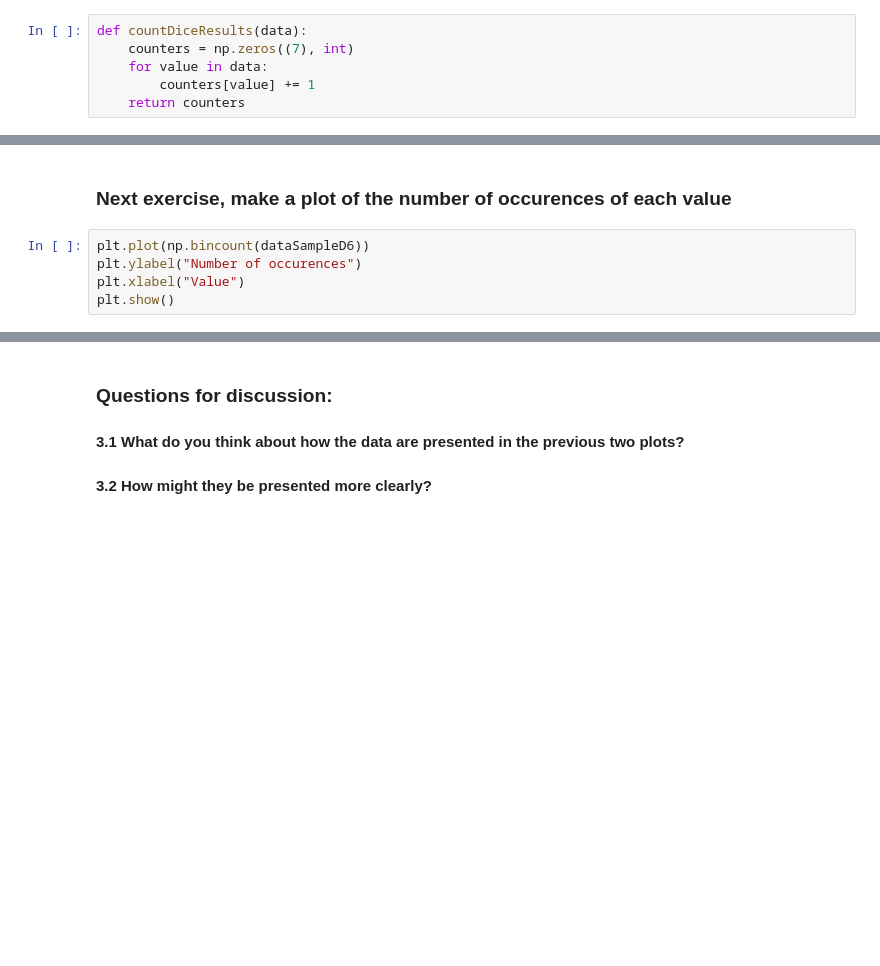
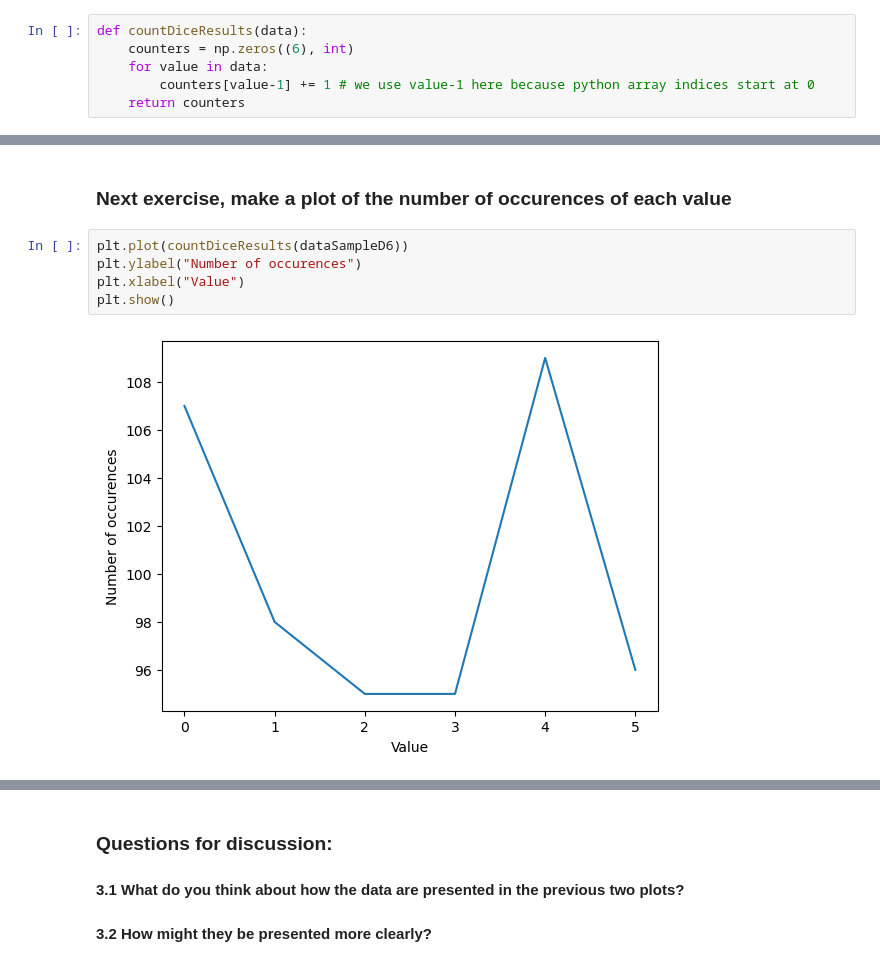
Before and after one commit to KIPAC/Physics89L, a Jupyter notebook: nb/01_02_Dice_Rolls_and_Histograms.ipynb, the cells around one changed output, grey strips where cells are left out. Saved outputs shown, nothing was run; the diff lists cells and outputs as text; blank space fills up the shorter version.

```diff
--- a/nb/01_02_Dice_Rolls_and_Histograms.ipynb
+++ b/nb/01_02_Dice_Rolls_and_Histograms.ipynb
@@ -78,9 +88,9 @@ dataSampleD6[0:10]
 Now, let's count the number of times we got each value.   Let's write a simple function to do this
 # %%
 def countDiceResults(data):
-    counters = np.zeros((7), int)
+    counters = np.zeros((6), int)
     for value in data:
-        counters[value] += 1
+        counters[value-1] += 1 # we use value-1 here because python array indices start at 0
     return counters
 # %%
 countDiceResults(dataSampleD6)
@@ -111,8 +126,10 @@ plt.show()
 # %% [markdown]
 ### Next exercise, make a plot of the number of occurences of each value
 # %%
-plt.plot(np.bincount(dataSampleD6))
+plt.plot(countDiceResults(dataSampleD6))
 plt.ylabel("Number of occurences")
 plt.xlabel("Value")
 plt.show()
+# %% [output]
+[figure, added]
 # %%
```
Also changed, not shown: parts of 27 cells of this notebook, 1 other file.
